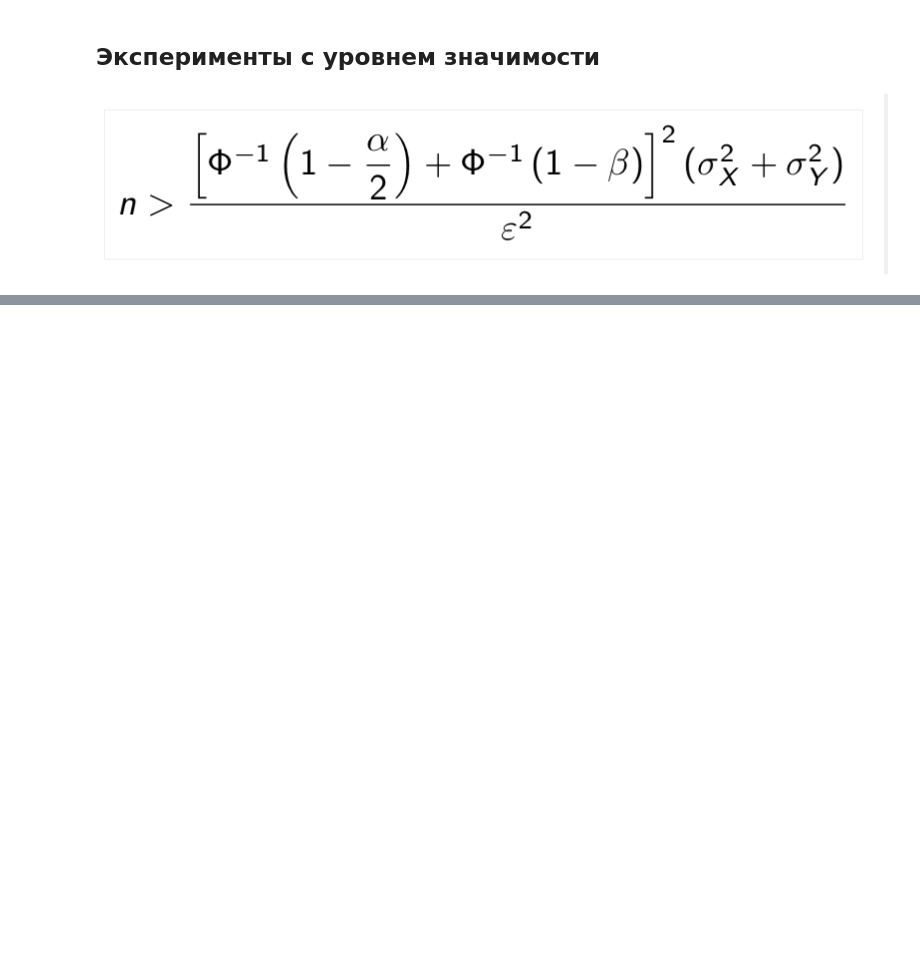
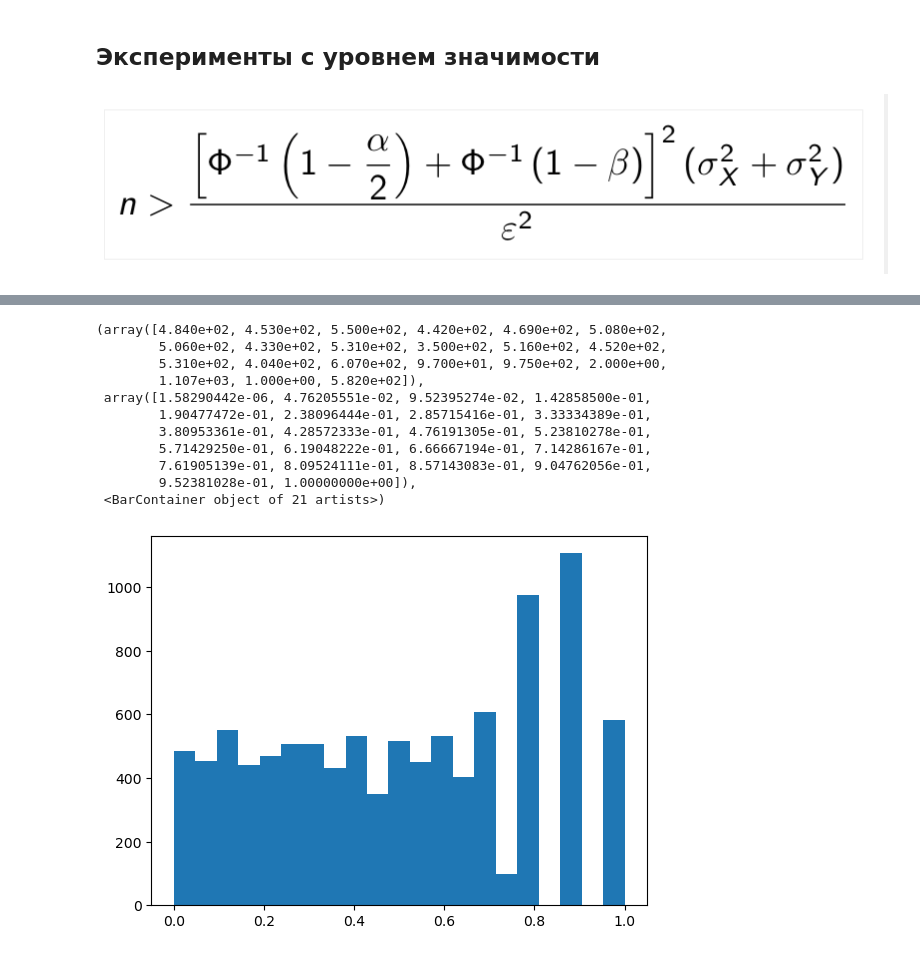
Before and after one commit to HDI-lab-HSE/ABTestingHDILab, a Jupyter notebook: Randomized_t_test.ipynb, the cells around one changed output, grey strips where cells are left out. Drawn from its saved outputs; the diff is of its cells as text; code cells hidden in the pictures; blank space fills up the shorter version.

```diff
--- a/Randomized_t_test.ipynb
+++ b/Randomized_t_test.ipynb
@@ -187,0 +248,15 @@ print(f"Ошибка первого рода в стандартном тест
+# %%
+plt.hist(p_vals_standart, bins='auto')
+# %% [output]
+(array([4.840e+02, 4.530e+02, 5.500e+02, 4.420e+02, 4.690e+02, 5.080e+02,
+        5.060e+02, 4.330e+02, 5.310e+02, 3.500e+02, 5.160e+02, 4.520e+02,
+        5.310e+02, 4.040e+02, 6.070e+02, 9.700e+01, 9.750e+02, 2.000e+00,
+        1.107e+03, 1.000e+00, 5.820e+02]),
+ array([1.58290442e-06, 4.76205551e-02, 9.52395274e-02, 1.42858500e-01,
+        1.90477472e-01, 2.38096444e-01, 2.85715416e-01, 3.33334389e-01,
+        3.80953361e-01, 4.28572333e-01, 4.76191305e-01, 5.23810278e-01,
+        5.71429250e-01, 6.19048222e-01, 6.66667194e-01, 7.14286167e-01,
+        7.61905139e-01, 8.09524111e-01, 8.57143083e-01, 9.04762056e-01,
+        9.52381028e-01, 1.00000000e+00]),
+ <BarContainer object of 21 artists>)
+[figure, added]
```
Also changed, not shown: parts of 10 cells of this notebook.
